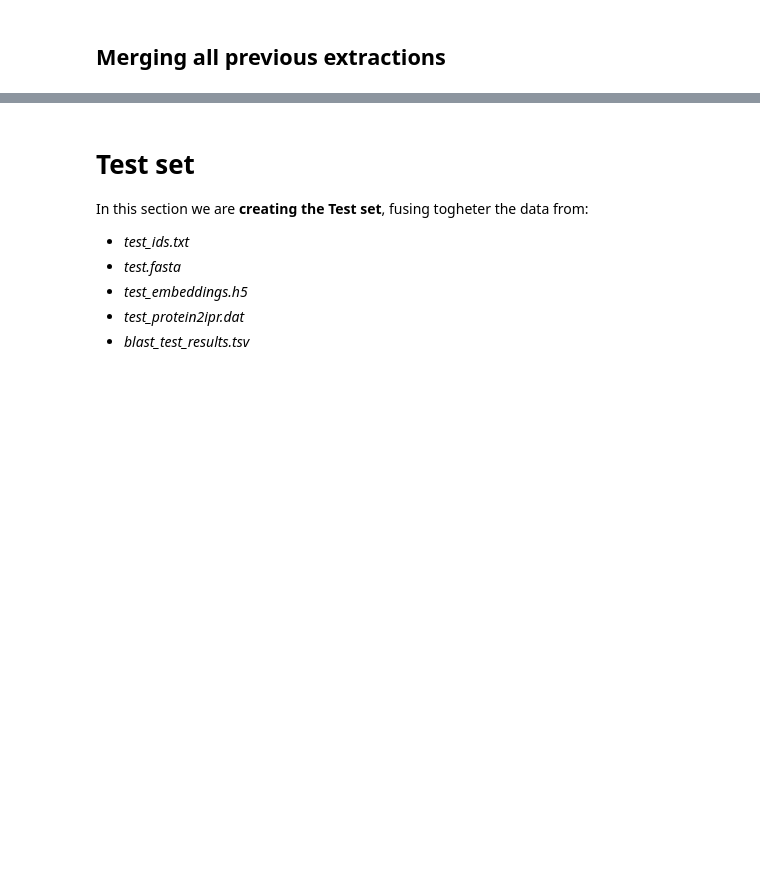
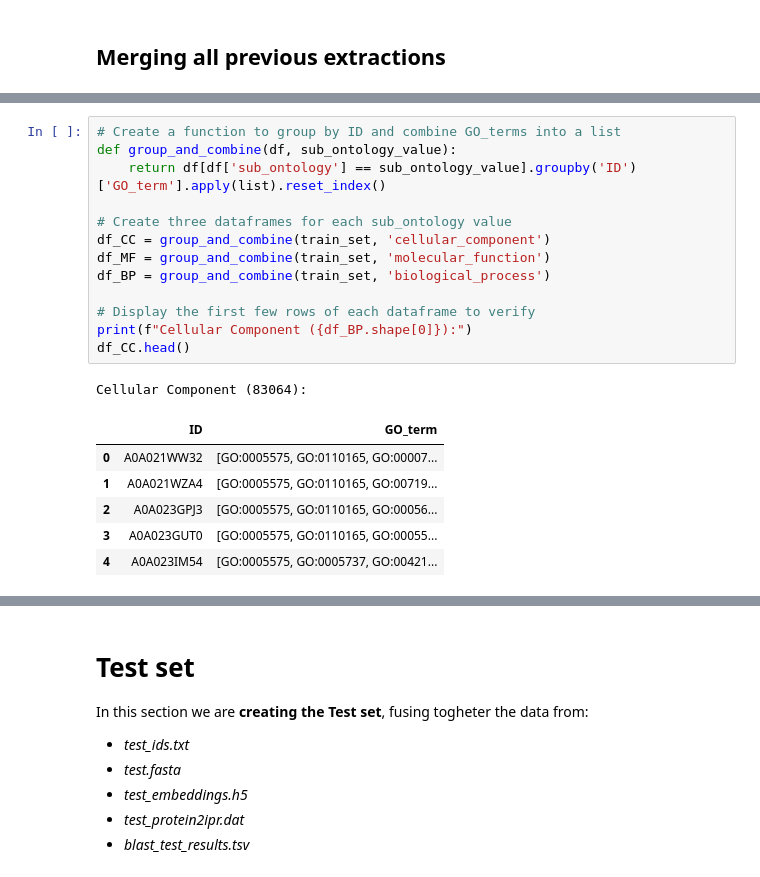
Before and after one commit to mattiazza/protein_function_prediction, a Jupyter notebook: bd_project/datasets_creation.ipynb, the cells around one changed output, grey strips where cells are left out. Cells and saved outputs as stored; diff of their text form; blank space fills up the shorter version.

Commit message:
Implement initial structure for training set preparation

```diff
--- a/bd_project/datasets_creation.ipynb
+++ b/bd_project/datasets_creation.ipynb
@@ -309,0 +317,21 @@ df_part_of.head()
+# %%
+# Create a function to group by ID and combine GO_terms into a list
+def group_and_combine(df, sub_ontology_value):
+    return df[df['sub_ontology'] == sub_ontology_value].groupby('ID')['GO_term'].apply(list).reset_index()
+
+# Create three dataframes for each sub_ontology value
+df_CC = group_and_combine(train_set, 'cellular_component')
+df_MF = group_and_combine(train_set, 'molecular_function')
+df_BP = group_and_combine(train_set, 'biological_process')
+
+# Display the first few rows of each dataframe to verify
+print(f"Cellular Component ({df_BP.shape[0]}):")
+df_CC.head()
+# %% [output]
+Cellular Component (83064):
+|  | ID | GO_term |
+| 0 | A0A021WW32 | [GO:0005575, GO:0110165, GO:00007... |
+| 1 | A0A021WZA4 | [GO:0005575, GO:0110165, GO:00719... |
+| 2 | A0A023GPJ3 | [GO:0005575, GO:0110165, GO:00056... |
+| 3 | A0A023GUT0 | [GO:0005575, GO:0110165, GO:00055... |
+| 4 | A0A023IM54 | [GO:0005575, GO:0005737, GO:00421... |
```
Also changed, not shown: parts of 4 cells of this notebook.
